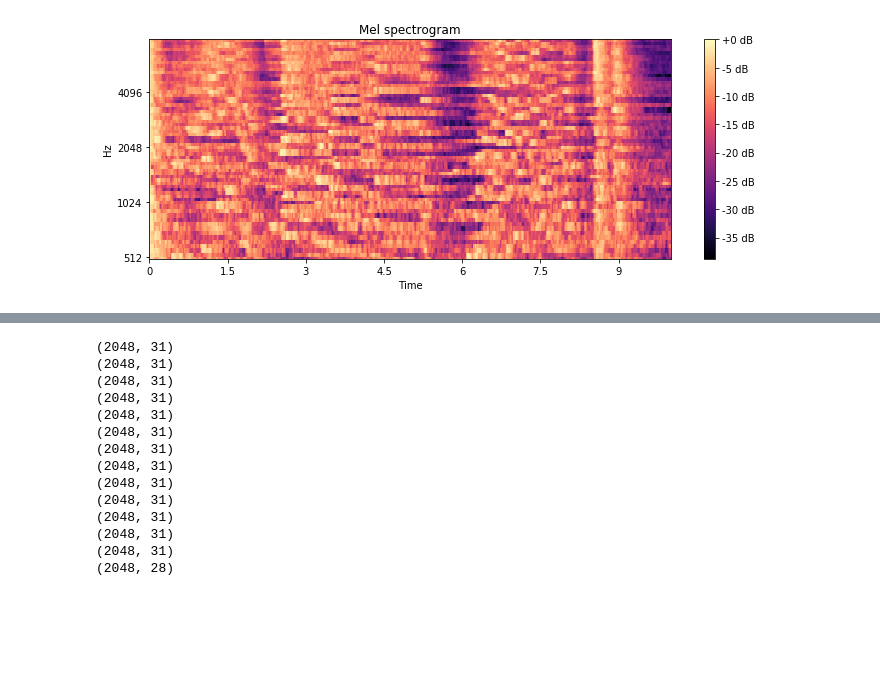
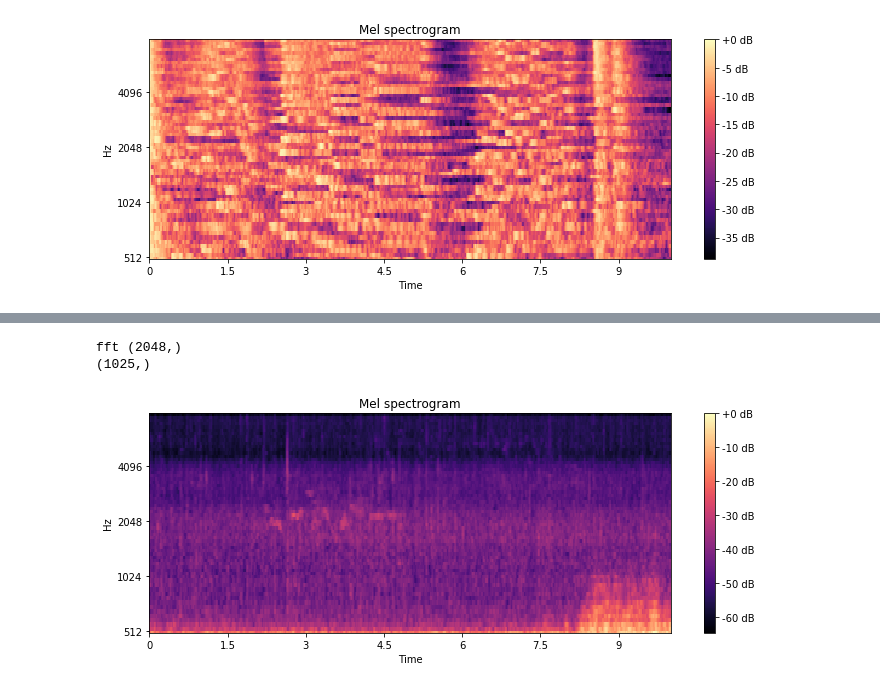
Before and after one commit to jonnor/datascience-master, a Jupyter notebook: dcase2018/Features.ipynb, the cells around one changed output, grey strips where cells are left out. Saved outputs shown, nothing was run; the diff lists cells and outputs as text; code cells hidden in the pictures; blank space fills up the shorter version.

```diff
--- a/dcase2018/Features.ipynb
+++ b/dcase2018/Features.ipynb
@@ -98,60 +104,66 @@ plot_melspectrogram(dpen)
 # %%
 import librosa.util
+import detectbirds
 
-
-def spectrogram(y, window='hamming', win_length=None, n_fft=2048, hop_length=None, center=True,
-                dtype=numpy.complex64, pad_mode='reflect'):
+def spectrogram(y, window='hamming', win_length=None, n_fft=2048, hop_length=None, center=True, pad_mode='reflect', power=2):
     np = numpy
 
     if win_length is None:
         win_length = n_fft
 
     if hop_length is None:
         hop_length = int(win_length // 4)
 
     fft_window = librosa.filters.get_window(window, win_length, fftbins=True)
     fft_window = librosa.util.pad_center(fft_window, n_fft)
-    fft_window = fft_window.reshape((-1, 1))
+    #fft_window = fft_window.reshape((-1, 1))
+    print('fft', fft_window.shape)
 
     #frames = librosa.util.frame(y)
     #frames.shape
 
     if center:
         y = np.pad(y, int(n_fft // 2), mode=pad_mode)
 
     y_frames = librosa.util.frame(y, frame_length=n_fft, hop_length=hop_length)
 
-    # Pre-allocate the STFT matrix
-    stft_matrix = np.empty((int(1 + n_fft // 2), y_frames.shape[1]), dtype=dtype, order='F')
+    mel_filters = librosa.filters.mel(sr=20050, n_fft=2048, n_mels=64)
 
-    # how many columns can we fit within MAX_MEM_BLOCK?
-    n_columns = int(librosa.util.MAX_MEM_BLOCK / (stft_matrix.shape[0] * stft_matrix.itemsize))
+    # Pre-allocate output matrix
+    #frequencies = np.arange(0, 20050, (n_fft//2+1))
+    frequencies = librosa.fft_frequencies(sr=20050, n_fft=2048)
 
-    for bl_s in range(0, stft_matrix.shape[1], n_columns):
-        bl_t = min(bl_s + n_columns, stft_matrix.shape[1])
+    print(frequencies.shape)
+    #print('freqs', frequencies)
+    spectrogram = np.empty((frequencies.shape[0], y_frames.shape[1]), dtype=np.float32, order='F')
 
+    #print(y_frames.shape)
+    #print(spectrogram.shape)
+
+    #print('one', y_frames[:,0].shape)
+
+    for frameno in range(0, y_frames.shape[1]):
         #s = fft.fft(fft_window * y_frames[:, bl_s:bl_t], axis=0)[:stft_matrix.shape[0]]
-        w = fft_window * y_frames[:, bl_s:bl_t]
-        print(w.shape)
-        #stft_matrix[:, bl_s:bl_t] =
+        w = fft_window * y_frames[:,frameno]
+
+        # TODO: let C++ function take numpy arrays to avoid list conversion and loop
+        l = list(w)
+        for i, freq in enumerate(frequencies):
+            spectrogram[i,frameno] = detectbirds.goertzel(l, int(freq), int(20050))
+
+
+    return mel_filters.dot(spectrogram**power)
 
 #for frameno in range(0, frames.shape[]):
 #    print(frames[, :].shape)
 
+
+
 y, sr = librosa.load('data/ff1010bird/{}.wav'.format(19037), offset=0)
-spectrogram(y)
+s = spectrogram(y)
+
+plot_melspectrogram(s)
 # %% [output]
-(2048, 31)
-(2048, 31)
-(2048, 31)
-(2048, 31)
-(2048, 31)
-(2048, 31)
-(2048, 31)
-(2048, 31)
-(2048, 31)
-(2048, 31)
-(2048, 31)
-(2048, 31)
-(2048, 31)
-(2048, 28)
+fft (2048,)
+(1025,)
+[figure, added]
```
Also changed, not shown: parts of 6 cells of this notebook, 1 other file.
